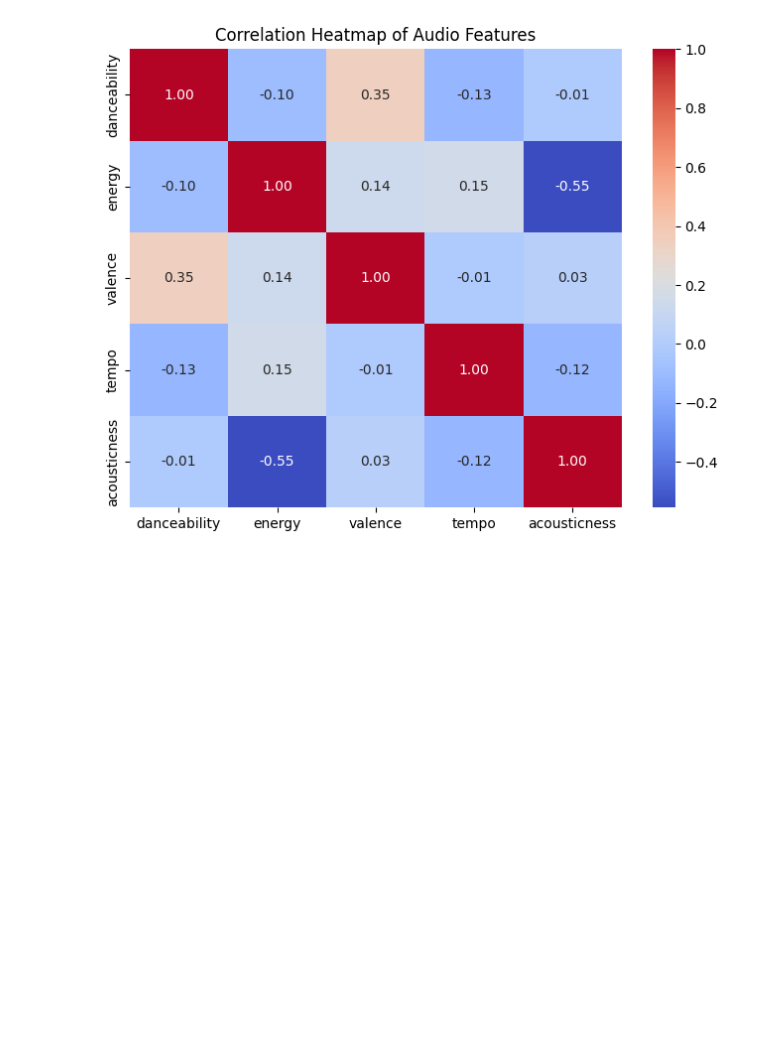
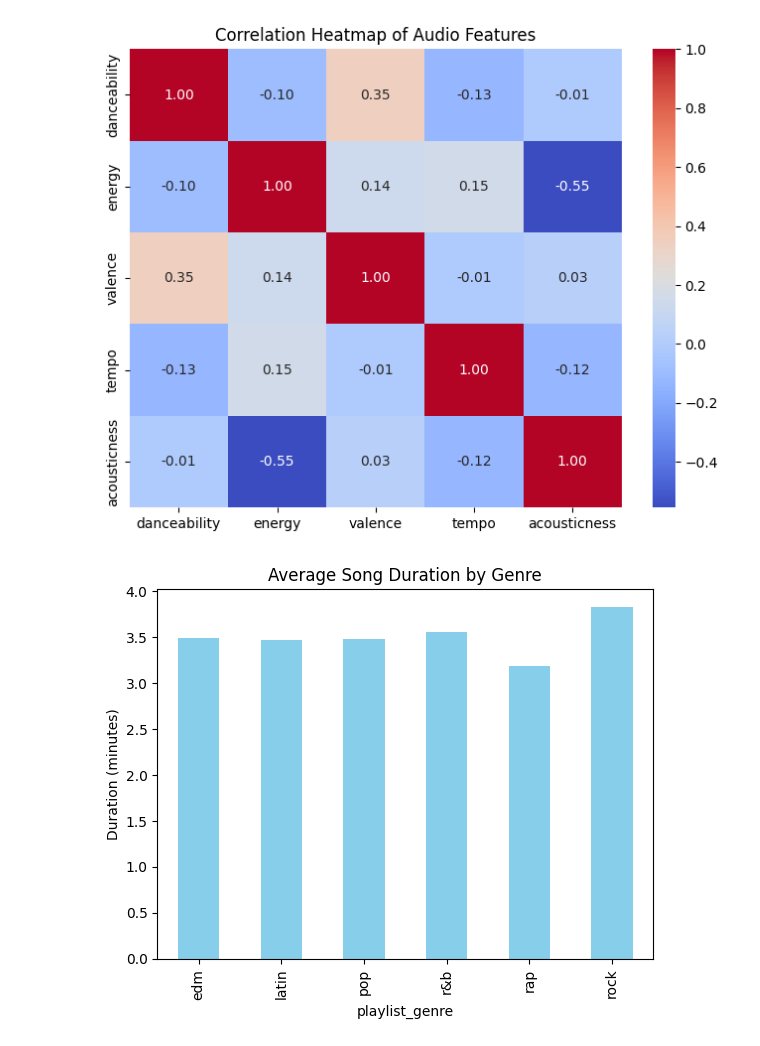
Before and after one commit to brobers0339/Spotify_Final_Project_H501, a Jupyter notebook: Spotify_Project_Calculations_Practice.ipynb, the cells around one changed output. Drawn from its saved outputs; the diff is of its cells as text; code cells hidden in the pictures; blank space fills up the shorter version.

```diff
--- a/Spotify_Project_Calculations_Practice.ipynb
+++ b/Spotify_Project_Calculations_Practice.ipynb
@@ -167,3 +167,11 @@ plt.show()
 # A negative correlation (blue) means one increases while the other decreases (e.g., acousticness and energy).
 # %% [output]
 [figure]
+# %%
+avg_duration = df.groupby('playlist_genre')['duration_ms'].mean() / 60000  # convert ms to minutes
+avg_duration.plot(kind='bar', color='skyblue')
+plt.title("Average Song Duration by Genre")
+plt.ylabel("Duration (minutes)")
+plt.show()
+# %% [output]
+[figure, added]
```
Also changed, not shown: parts of 10 cells of this notebook.
